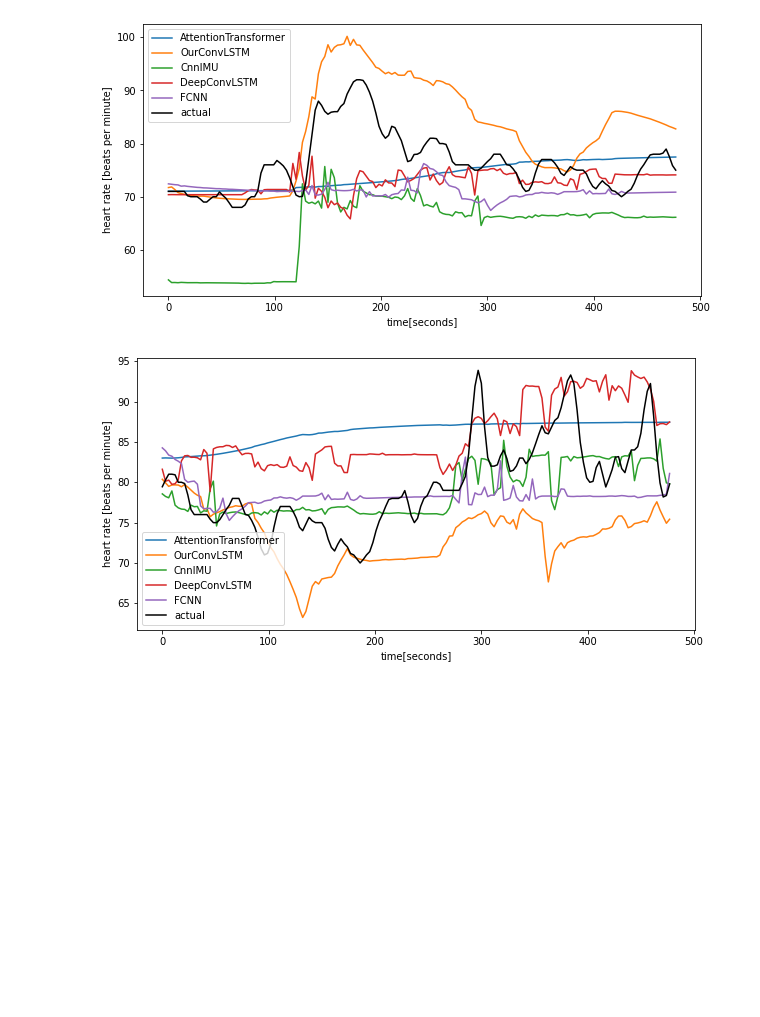
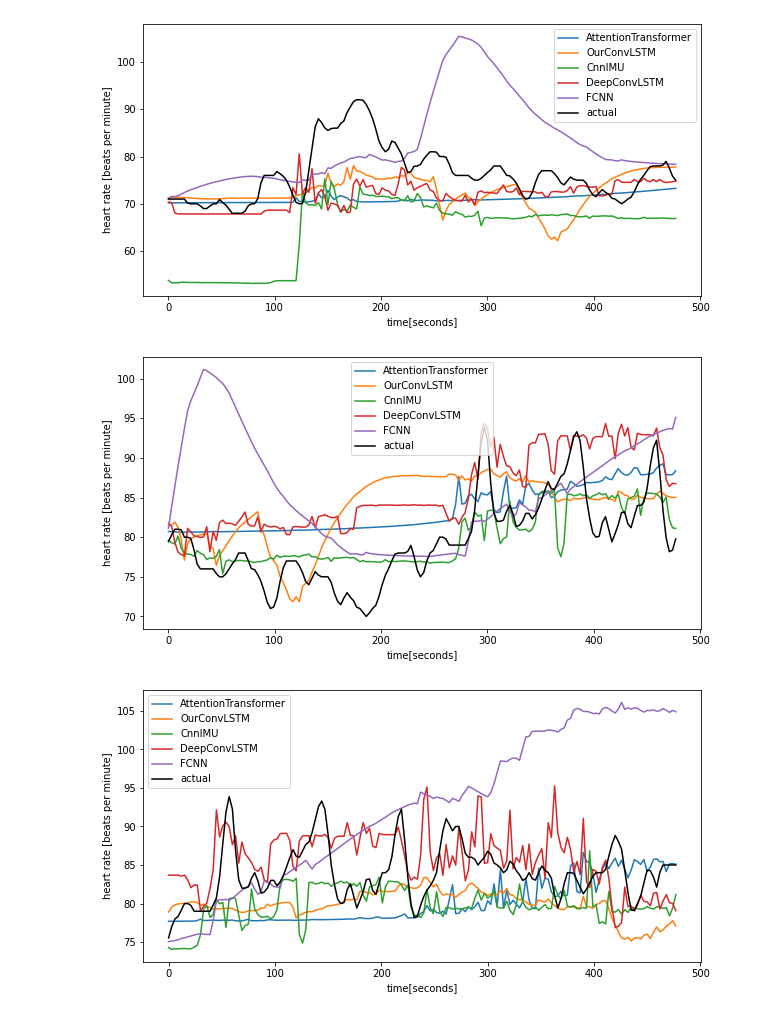
Before and after one commit to davipeag/HeartRateRegression, a Jupyter notebook: display_multi.ipynb, the cells around one changed output. Saved outputs shown, nothing was run; the diff lists cells and outputs as text; code cells hidden in the pictures; blank space fills up the shorter version.

```diff
--- a/display_multi.ipynb
+++ b/display_multi.ipynb
@@ -112,7 +112,7 @@ reset_seeds()
 
 dataset_handler = Pamap2Handler(os.path.join(REPO_DIR, ".."))
 
-dfs = [dataset_handler.get_protocol_subject(s) for s in [1,2,3]]#,4,5,6,7,8]]
+dfs = [dataset_handler.get_protocol_subject(s) for s in [1,2,3,4,5,6,7,8]]
 df_full = pd.concat(dfs)
 
 #%%
@@ -139,13 +137,13 @@ NameError: ignored
 from default_utils import FcPamapPreprocessing, make_fcnn
 
 preprocessing_options = {
-    "OurConvLSTM": DefaultPamapPreprocessing(),
-    "AttentionTransformer": DefaultPamapPreprocessing(last_transformer=OurConvLstmToAttentionFormat()),
-    "DeepConvLSTM": DefaultPamapPreprocessing(last_transformer=OurConvLstmToCnnImuFormat()),
-    "CnnIMU": DefaultPamapPreprocessing(last_transformer=OurConvLstmToCnnImuFormat()),
-    "FCNN": FcPamapPreprocessing(),
- }
-
+      "OurConvLSTM": DefaultPamapPreprocessing(ts_count = 300, donwsampling_ratio = 1),
+      "AttentionTransformer": DefaultPamapPreprocessing(
+        ts_count = 300, donwsampling_ratio = 1, last_transformer=OurConvLstmToAttentionFormat()),
+      "DeepConvLSTM": DefaultPamapPreprocessing(last_transformer=OurConvLstmToCnnImuFormat()),
+      "CnnIMU": DefaultPamapPreprocessing(last_transformer=OurConvLstmToCnnImuFormat()),
+      "FCNN": FcPamapPreprocessing(),
+  }
 
 
 preprocessors =[preprocessing_options[model] for model in models]
@@ -238,7 +236,7 @@ for preprocessor,net, model_type in zip(preprocessors,nets, models):
 
 import os
 import matplotlib.pyplot as plt
-for idx in range(3):
+for idx in range(9):
   plt.figure(figsize=(10,5))
   for model_type, loader, trainer in list(zip(models, loaders, trainers))[0:]:
       state_dict_name = f"trained_models/{model_type}ts_{plot_subject}_val_{4}.pkl"
@@ -256,2 +254,3 @@ for idx in range(3):
-[figure, old version]
+[figure, new version]
-[figure, old version]
+[figure, new version]
+[figure, added]
```
Also changed, not shown: parts of 2 cells of this notebook.
